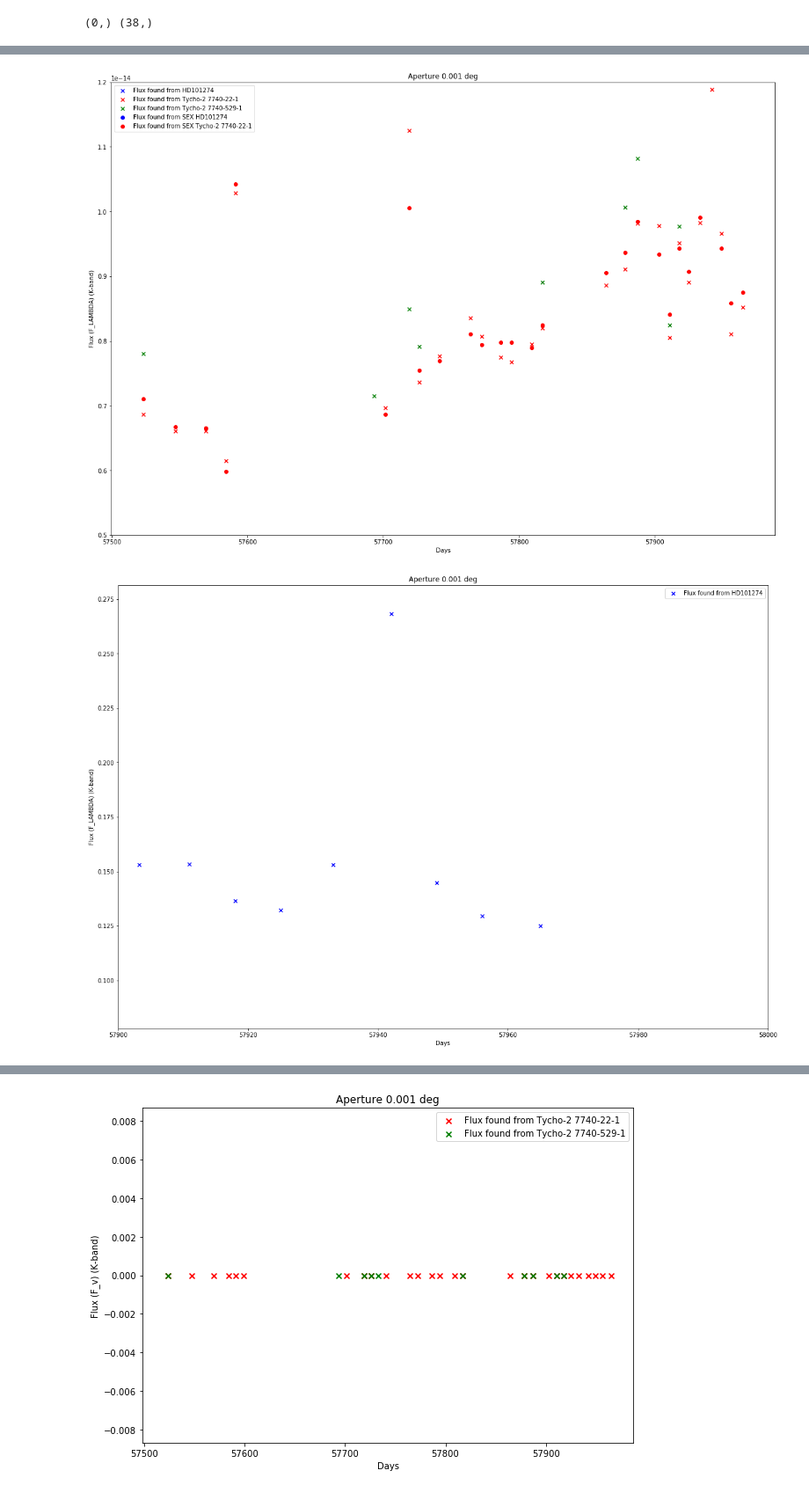
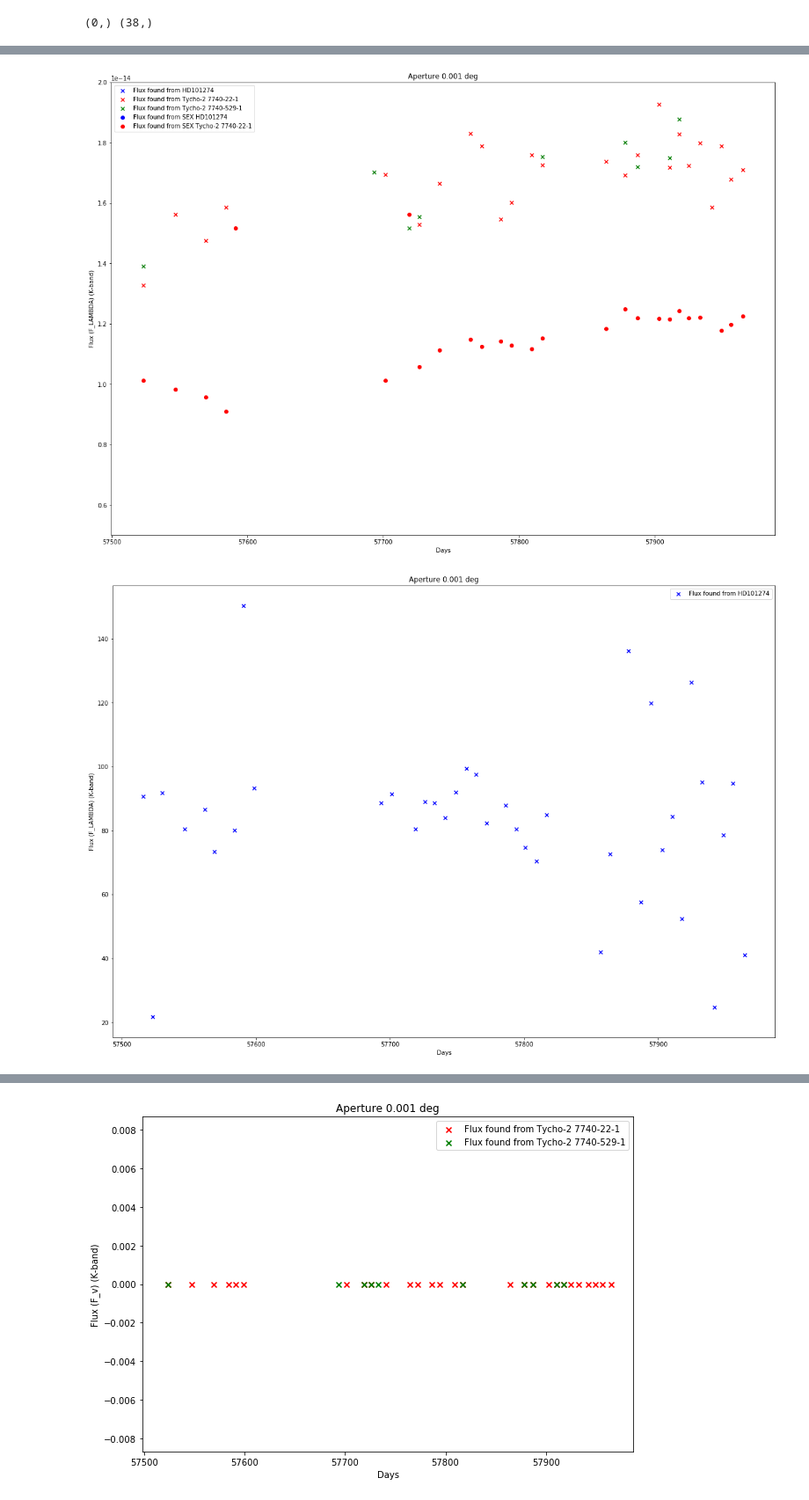
Before and after one commit to LyngeLauritsen/AGNlight, a Jupyter notebook: MasterP/NGC3783J-FLUX-CALIBRATION.ipynb, the cells around one changed output, grey strips where cells are left out. Shown at 88% size. Saved outputs shown, nothing was run; the diff lists cells and outputs as text; code cells hidden in the pictures.

```diff
--- a/MasterP/NGC3783J-FLUX-CALIBRATION.ipynb
+++ b/MasterP/NGC3783J-FLUX-CALIBRATION.ipynb
@@ -206,7 +200,7 @@ def SNR(data1,data2,header,ap1,ap2):
 #SNRas(10.,data1_2,abs(data2_2),0,header['RON'],npix1,gain=header['GAIN'])
 # %%
 def SEXAGNflux(quas,aperture1):
-    aperture2 = aperture1 + 0.001
+    aperture2 = aperture1 + 0.003
     date = []
     flucompsta1 = []
     flucompsta2 = []
@@ -230,7 +224,7 @@ def SEXAGNflux(quas,aperture1):
     SNR_array = np.zeros((len(quas),8))
     #-----------------------------------------------------------------------------------------------
     for i in range(len(quas)):
-        print 'Frame nr. ', i
+        print 'Frame nr. ', i, quas[i]
         header = pyfits.getheader(quas[i])
         a_AGN = flux(quas[i],2*aperture1,qua1_RA_WORLD,qua1_DEC_WORLD)/header['DIT']
         a2 = flux(quas[i],2*aperture1,sta1_RA_WORLD,sta1_DEC_WORLD)/header['DIT']
@@ -238,25 +232,33 @@ def SEXAGNflux(quas,aperture1):
         a4 = flux(quas[i],2*aperture1,sta3_RA_WORLD,sta3_DEC_WORLD)/header['DIT']
         a_sky = curve(pyfits.getdata(quas[i]),pyfits.getheader(quas[i]),WCS(quas[i]),
                    (sky_RA_WORLD,sky_DEC_WORLD),aperture1)[0]/header['DIT']
+        a_AGN_1 = flux(quas[i],2*aperture2,qua1_RA_WORLD,qua1_DEC_WORLD)/header['DIT']
+        a2_1 = flux(quas[i],2*aperture2,sta1_RA_WORLD,sta1_DEC_WORLD)/header['DIT']
+        a3_1 = flux(quas[i],2*aperture2,sta2_RA_WORLD,sta2_DEC_WORLD)/header['DIT']
+        a4_1 = flux(quas[i],2*aperture2,sta3_RA_WORLD,sta3_DEC_WORLD)/header['DIT']
         #-------------------------------------------------------------------------------------------
         #plt.figure(figsize=(3,3))
         #plt.imshow(a2)
         #plt.show()
         #-------------------------------------------------------------------------------------------
-        a_AGN_pix = np.pi*(2*aperture1)**2/((header['PIXSCALE']/3600.)**2)
-        a2_pix = np.pi*(2*aperture1)**2/((header['PIXSCALE']/3600.)**2)
-        a3_pix = np.pi*(2*aperture1)**2/((header['PIXSCALE']/3600.)**2)
-        a4_pix = np.pi*(2*aperture1)**2/((header['PIXSCALE']/3600.)**2)
+        a_AGN_pix = np.pi*(aperture1)**2/((header['PIXSCALE']/3600.)**2)
+        a2_pix = np.pi*(aperture1)**2/((header['PIXSCALE']/3600.)**2)
+        a3_pix = np.pi*(aperture1)**2/((header['PIXSCALE']/3600.)**2)
+        a4_pix = np.pi*(aperture1)**2/((header['PIXSCALE']/3600.)**2)
         a_sky_pix = np.count_nonzero(a_sky)
         a_sky_2 = np.sum(a_sky)/float(np.count_nonzero(a_sky))
+        a_AGN_pix_1 = np.pi*(2*aperture2)**2/((header['PIXSCALE']/3600.)**2)
+        a2_pix_1 = np.pi*(aperture2)**2/((header['PIXSCALE']/3600.)**2)
+        a3_pix_1 = np.pi*(aperture2)**2/((header['PIXSCALE']/3600.)**2)
+        a4_pix_1 = np.pi*(aperture2)**2/((header['PIXSCALE']/3600.)**2)
         #a_AGN_2 = (np.sum(a_AGN_1) - np.sum(a_AGN))/(float(np.count_nonzero(a_AGN_1)) - float(np.count_nonzero(a_AGN)))
         #a2_2 = (np.sum(a2_1) - np.sum(a2))/(float(np.count_nonzero(a2_1)) - float(np.count_nonzero(a2)))
         #a3_2 = (np.sum(a3_1) - np.sum(a3))/(float(np.count_nonzero(a3_1)) - float(np.count_nonzero(a3)))
         #a4_2 = (np.sum(a4_1) - np.sum(a4))/(float(np.count_nonzero(a4_1)) - float(np.count_nonzero(a4)))
-        a_AGN_3 = np.sum(a_AGN)/float(np.count_nonzero(a_AGN)) - a_sky_2 #Background subtracted flux/pixel/sec
-        a2_3 = a2/a2_pix - a_sky_2
-        a3_3 = a3/a3_pix - a_sky_2
-        a4_3 = a4/a4_pix - a_sky_2
+        a_AGN_3 = a_AGN/a_AGN_pix - (a_AGN_1 - a_AGN)/(a_AGN_pix_1 - a_AGN_pix) #Background subtracted flux/pixel/sec
+        a2_3 = a2/a2_pix - (a2_1 - a2)/(a2_pix_1 - a2_pix)
+        a3_3 = a3/a3_pix - (a3_1 - a3)/(a3_pix_1 - a3_pix)
+        a4_3 = a4/a4_pix - (a4_1 - a4)/(a4_pix_1 - a4_pix)
         #-------------------------------------------------------------------------------------------
         date.append(header['MJD-OBS'])
         #-------------------------------------------------------------------------------------------
@@ -276,9 +278,9 @@ def SEXAGNflux(quas,aperture1):
         #    comp_array[i,2] = float('nan')
         #    comp_array[i,3] = float('nan')
         #else:
-        flucompsta1.append(comp1(a_AGN,a2))
-        flucompsta2.append(comp1(a_AGN,a3))
-        flucompsta3.append(comp1(a_AGN,a4))
+        flucompsta1.append(comp1(a_AGN_3,a2_3))
+        flucompsta2.append(comp1(a_AGN_3,a3_3))
+        flucompsta3.append(comp1(a_AGN_3,a4_3))
         #flucompsta4.append(comp1(a_AGN_3,a5_3))
         #flucompsta5.append(comp1(a_AGN_3,a6_3))
         #flucompsta6.append(comp1(a_AGN_3,a7_3))
@@ -298,7 +300,7 @@ def SEXAGNflux(quas,aperture1):
         #SNR_array[i,5] = SNR(a5,a_sky,header,aperture1,aperture1)
         #SNR_array[i,6] = SNR(a6,a_sky,header,aperture1,aperture1)
         #SNR_array[i,7] = SNR(a7,a_sky,header,aperture1,aperture1)
-    print 'YES'
+    #print 'YES'
     #-----------------------------------------------------------------------------------------------
     poissonAGN = np.array(poissonAGN)
     poissonHD = np.array(poissonHD)
@@ -484,4 +471,4 @@ plt.show()
 # %%
 comp_array,SNR_array,ABS_FLUX_LAMBDA_1_1,ABS_FLUX_LAMBDA_2_1,ABS_FLUX_LAMBDA_3_1,\
-ABS_FLUX_V_1_1,ABS_FLUX_V_2_1,ABS_FLUX_V_3_1,date_1 = SEXAGNflux(quasJ,0.0005)
+ABS_FLUX_V_1_1,ABS_FLUX_V_2_1,ABS_FLUX_V_3_1,date_1 = SEXAGNflux(quasJ,0.001)
 # %% [output]
@@ -510,35 +497,35 @@ ABS_FLUX_V_2,ABS_FLUX_V_3,date,poissonAGN,poissonHD,poisson22,poisson529 = AGNfl
 plt.figure(figsize=(20,14))
 plt.scatter(date,np.array(ABS_FLUX_LAMBDA_1),marker='x',\
             color='b',label='Flux found from HD101274')
 plt.scatter(date,np.array(ABS_FLUX_LAMBDA_2),marker='x',\
             color='r',label='Flux found from Tycho-2 7740-22-1')
 plt.scatter(date_1,np.array(ABS_FLUX_LAMBDA_3),marker='x',\
             color='g',label='Flux found from Tycho-2 7740-529-1')
 plt.scatter(date_1,ABS_FLUX_LAMBDA_1_1,marker='o',\
             color='b',label='Flux found from SEX HD101274')
 plt.scatter(date_1,np.array(ABS_FLUX_LAMBDA_2_1),marker='o',\
             color='r',label='Flux found from SEX Tycho-2 7740-22-1')
 #plt.scatter(date_1,np.array(ABS_FLUX_LAMBDA_3_1),marker='o',\
 #            color='g',label='Flux found from Tycho-2 7740-529-1')
 plt.xlabel('Days')
 plt.ylabel('Flux (F_LAMBDA) (K-band)')
 plt.title('Aperture 0.001 deg')
 #plt.yscale('log')
-plt.ylim([0.5*10**(-14),0.12*10**(-13)])
+plt.ylim([0.5*10**(-14),2*10**(-14)])
 plt.legend()
 plt.show()
 
 plt.figure(figsize=(20,14))
-plt.scatter(date,np.array(flucompsta1),marker='x',\
+plt.scatter(date,np.array(SNR1),marker='x',\
             color='b',label='Flux found from HD101274')
 plt.xlabel('Days')
 plt.ylabel('Flux (F_LAMBDA) (K-band)')
 plt.title('Aperture 0.001 deg')
 #plt.yscale('log')
 #plt.ylim([0.15,0.20])
-plt.xlim([57900,58000])
+#plt.xlim([57900,58000])
 plt.legend()
 plt.show()
 # %% [output]
-[figure, old version]
+[figure, new version]
-[figure, old version]
+[figure, new version]
```
Also changed, not shown: parts of 17 cells of this notebook, 3 other files.
